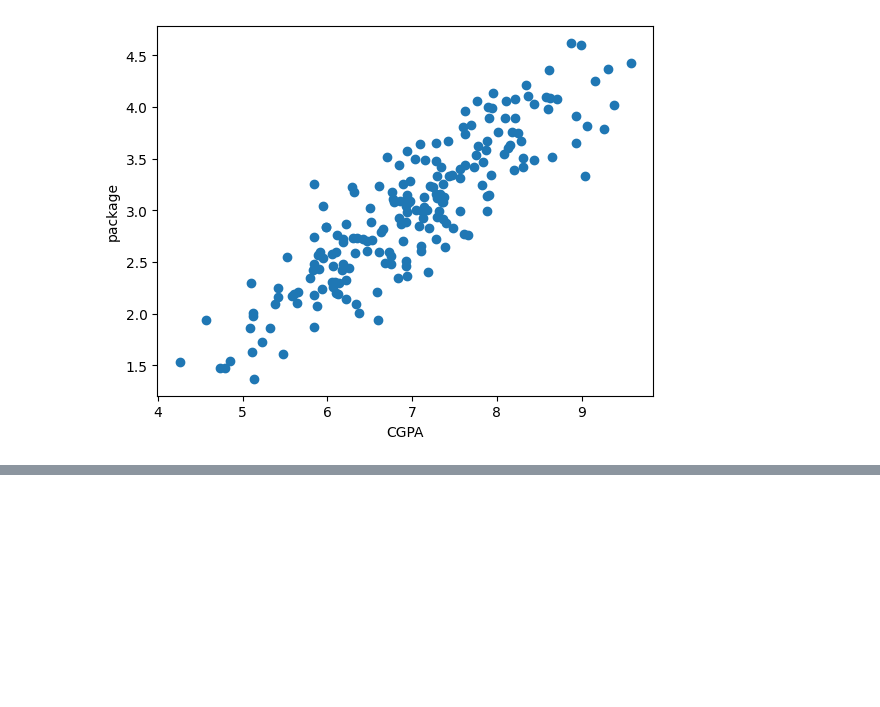
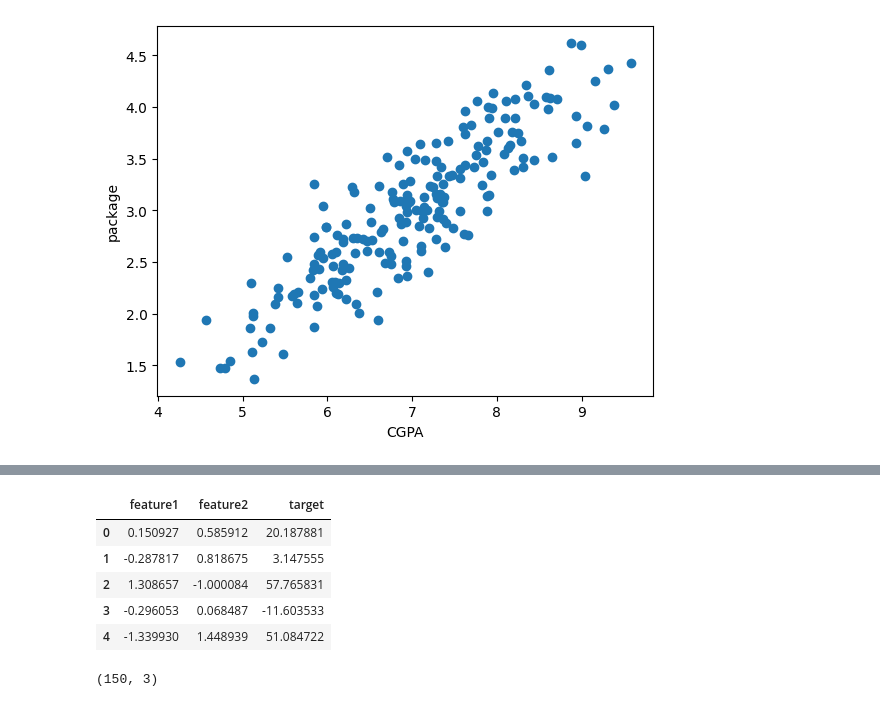
Before and after one commit to sankar0453/complete-machine-learning, a Jupyter notebook: practical_regression.ipynb, the cells around one changed output, grey strips where cells are left out. Cells and saved outputs as stored; diff of their text form; code cells hidden in the pictures; blank space fills up the shorter version.

```diff
--- a/practical_regression.ipynb
+++ b/practical_regression.ipynb
@@ -57,0 +185,3 @@ Text(0, 0.5, 'package')
+# %%
+from sklearn.datasets import make_regression
+X,y=make_regression(n_samples=150,n_features=2,n_targets=1,noise=40)
@@ -57,0 +208,15 @@ Text(0, 0.5, 'package')
+# %%
+df=pd.DataFrame({'feature1':X[:,0],'feature2':X[:,1],'target':y})
+# %%
+df.head()
+# %% [output]
+|  | feature1 | feature2 | target |
+| 0 | 0.150927 | 0.585912 | 20.187881 |
+| 1 | -0.287817 | 0.818675 | 3.147555 |
+| 2 | 1.308657 | -1.000084 | 57.765831 |
+| 3 | -0.296053 | 0.068487 | -11.603533 |
+| 4 | -1.339930 | 1.448939 | 51.084722 |
+# %%
+df.shape
+# %% [output]
+(150, 3)
```
Also changed, not shown: parts of 25 cells of this notebook.
